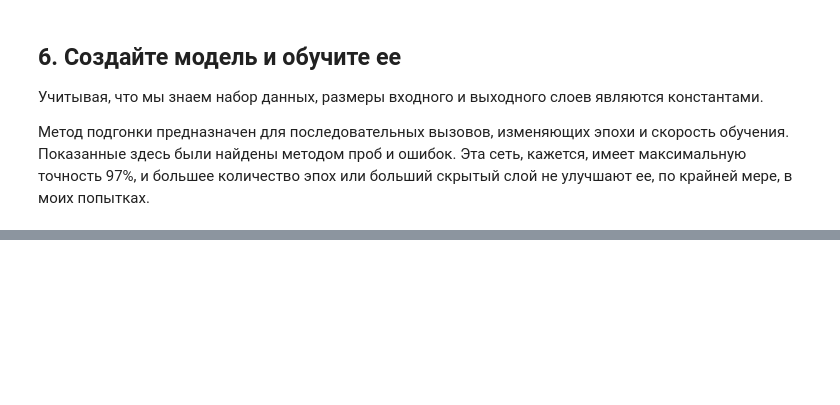
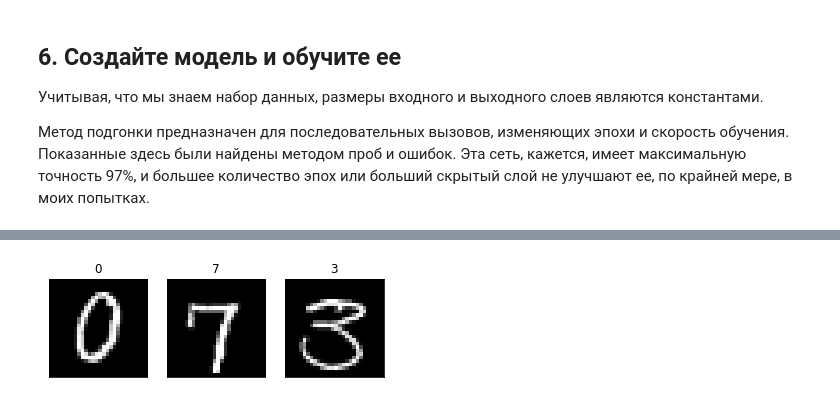
Before and after one commit to Ilya-Begalko/machine_learning_course, a Jupyter notebook: competition/competition_notebook.ipynb, the cells around one changed output, grey strips where cells are left out. Drawn from its saved outputs; the diff is of its cells as text; code cells hidden in the pictures; blank space fills up the shorter version.

```diff
--- a/competition/competition_notebook.ipynb
+++ b/competition/competition_notebook.ipynb
@@ -229,0 +273,15 @@ submission.to_csv("submission.csv", index=False)
+# %%
+img_rows, img_cols = 28, 28
+num_classes = 10  # digits 0 - 9
+
+X_train = X.reshape(X.shape[0], img_rows, img_cols)
+X_test = X_test.reshape(X_test.shape[0], img_rows, img_cols)
+# %%
+# Построим изображения для проверки работоспособности
+
+for i in range(5, 8):
+    plt.subplot(130 + (-4+i))
+    plt.imshow(X_train[i], cmap=plt.get_cmap('gray'))
+    plt.title(y[i])
+    plt.xticks([])
+    plt.yticks([])
@@ -229,0 +373,11 @@ submission.to_csv("submission.csv", index=False)
+# %%
+train_data = pd.read_csv("/kaggle/input/digit-recognizer/train.csv")
+print(train_data.shape)
+print(train_data.head())
+# изображения сглаживаются (каждая строка содержит значения для одного изображения)
+# нам нужно изменить его форму, чтобы получить матрицу изображения (значения пикселей в оттенках серого в матрице 28 x 28)
+# но сначала мы разделяем метки и предикторы (y и x соответственно)
+# и преобразовать из фрейма данных Pandas в матрицу numpy (это то, что делает .values)
+
+X = (train_data.iloc[:, 1:].values).astype('float32')
+y = (train_data.iloc[:, 0].values).astype('int32')
@@ -229,0 +421,17 @@ submission.to_csv("submission.csv", index=False)
+# %%
+img_rows, img_cols = 28, 28
+num_classes = 10  # digits 0 - 9
+
+X_train = X.reshape(X.shape[0], img_rows, img_cols)
+X_test = X_test.reshape(X_test.shape[0], img_rows, img_cols)
+# %%
+# Построим изображения для проверки работоспособности
+
+for i in range(5, 8):
+    plt.subplot(130 + (-4+i))
+    plt.imshow(X_train[i], cmap=plt.get_cmap('gray'))
+    plt.title(y[i])
+    plt.xticks([])
+    plt.yticks([])
+# %% [output]
+[figure, added]
```
Also changed, not shown: parts of 35 cells of this notebook, 1 other file.
